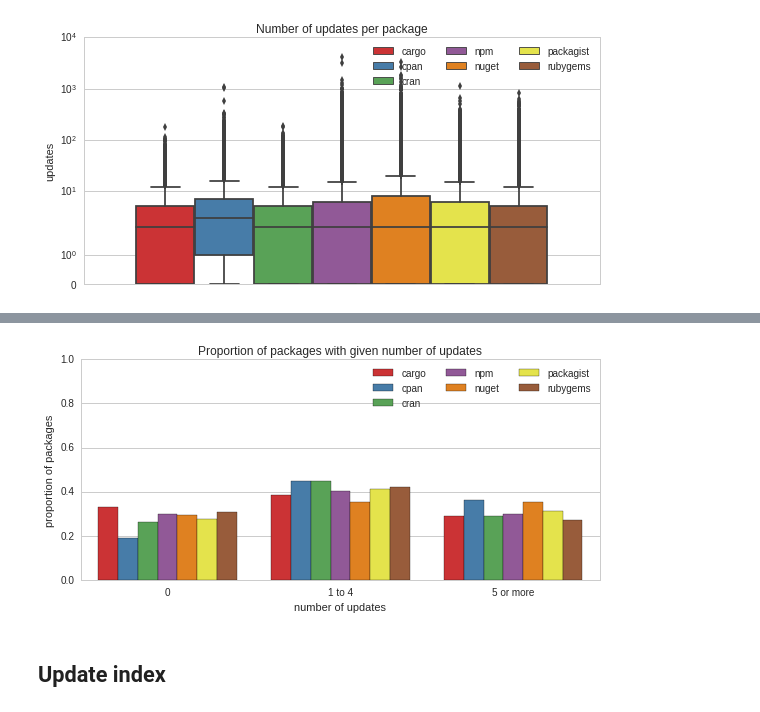
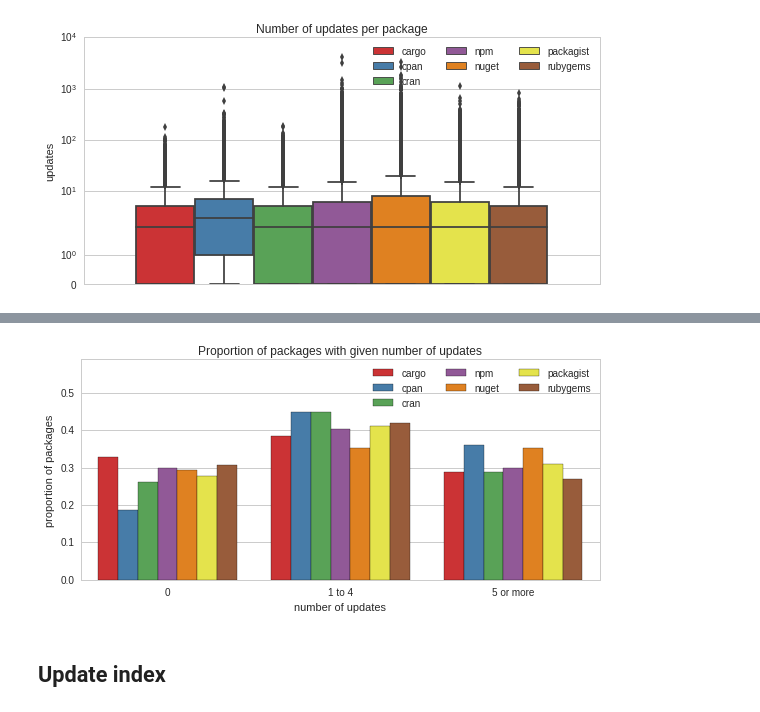
Before and after one commit to AlexandreDecan/ecos-emse, a Jupyter notebook: notebooks/Ecosystem activity.ipynb, the cells around one changed output, grey strips where cells are left out. Drawn from its saved outputs; the diff is of its cells as text; code cells hidden in the pictures.

```diff
--- a/notebooks/Ecosystem activity.ipynb
+++ b/notebooks/Ecosystem activity.ipynb
@@ -554,35 +554,35 @@ for ecosystem, data in df_data.items():
         )
 
     nb_packages = len(data['packages'].drop_duplicates(['package']))
     for label in labels:
         data_temp.append((ecosystem, label, counter[label] / nb_packages))
 
 
 seaborn.barplot(
     data=pandas.DataFrame.from_records(data_temp, columns=['ecosystem', 'value', 'p']),
     x='value',
     y='p',
     hue='ecosystem',
     order=labels,
     hue_order=ECOSYSTEMS,
     palette=COLORS,
     ax=ax
 )
 
 ax.set(
     title='Proportion of packages with given number of updates',
     xlabel='number of updates',
     ylabel='proportion of packages',
-    ylim=(0, 1),
+    ylim=(0, 0.59),
 )
 
 ax.legend(ncol=len(ECOSYSTEMS) // 2)
 
 matplotlib.pyplot.tight_layout()
 
 savefig(figure, 'act_nb_packages_updates_by_package')
 # %% [output]
-[figure, old version]
+[figure, new version]
 # %% [markdown]
 ## Update index
 # %%
```
Also changed, not shown: parts of 1 cell of this notebook, 1 other file.
